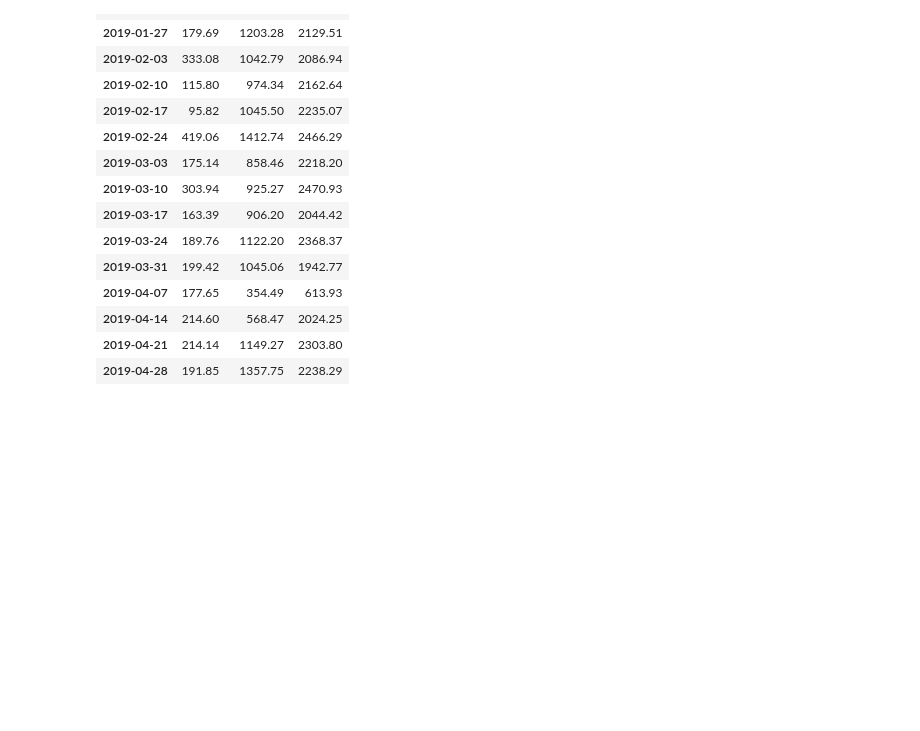
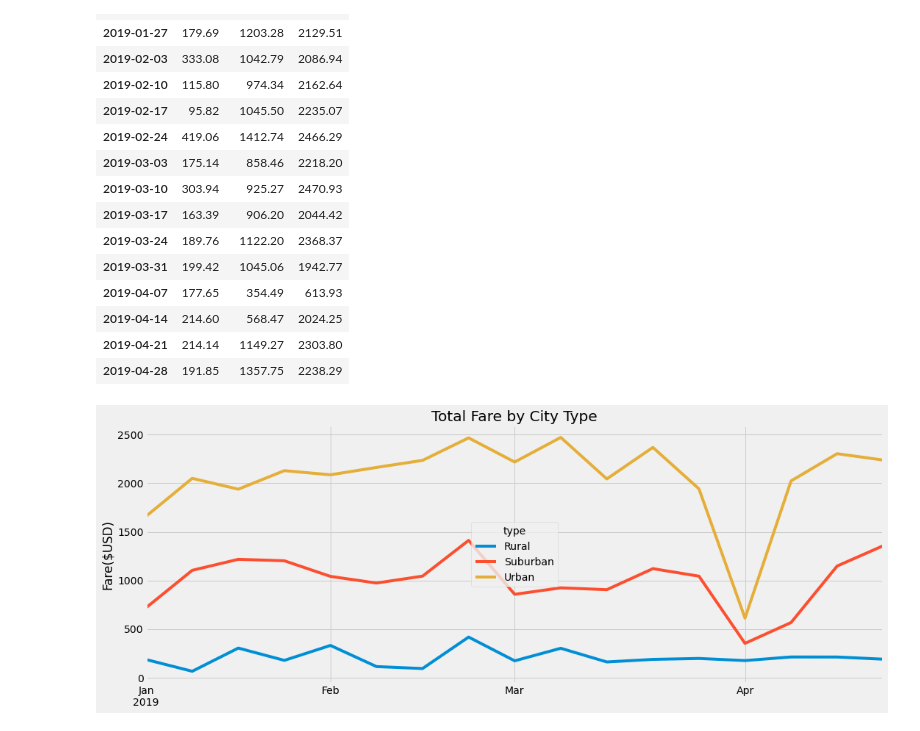
Before and after one commit to Christy-cyber/PyBer_Analysis, a Jupyter notebook: PyBer_Challenge.ipynb, the cells around one changed output. Saved outputs shown, nothing was run; the diff lists cells and outputs as text; code cells hidden in the pictures; blank space fills up the shorter version.

```diff
--- a/PyBer_Challenge.ipynb
+++ b/PyBer_Challenge.ipynb
@@ -264,7 +264,21 @@ sum_fares_by_week
 # %%
 # 8. Using the object-oriented interface method, plot the resample DataFrame using the df.plot() function.
 
 # Import the style from Matplotlib.
 from matplotlib import style
 # Use the graph style fivethirtyeight.
 style.use('fivethirtyeight')
+
+# Create line plot, change fig size, add title, add y-label
+ax = sum_fares_by_week.plot(kind = "line", figsize = (16,6), title = "Total Fare by City Type", ylabel = "Fare($USD)")
+
+# Remove x-axis label
+ax.set(xlabel = None)
+
+# Save figure
+plt.savefig("analysis/Fig8.png")
+
+# Show figure
+plt.show()
+# %% [output]
+[figure, added]
```
